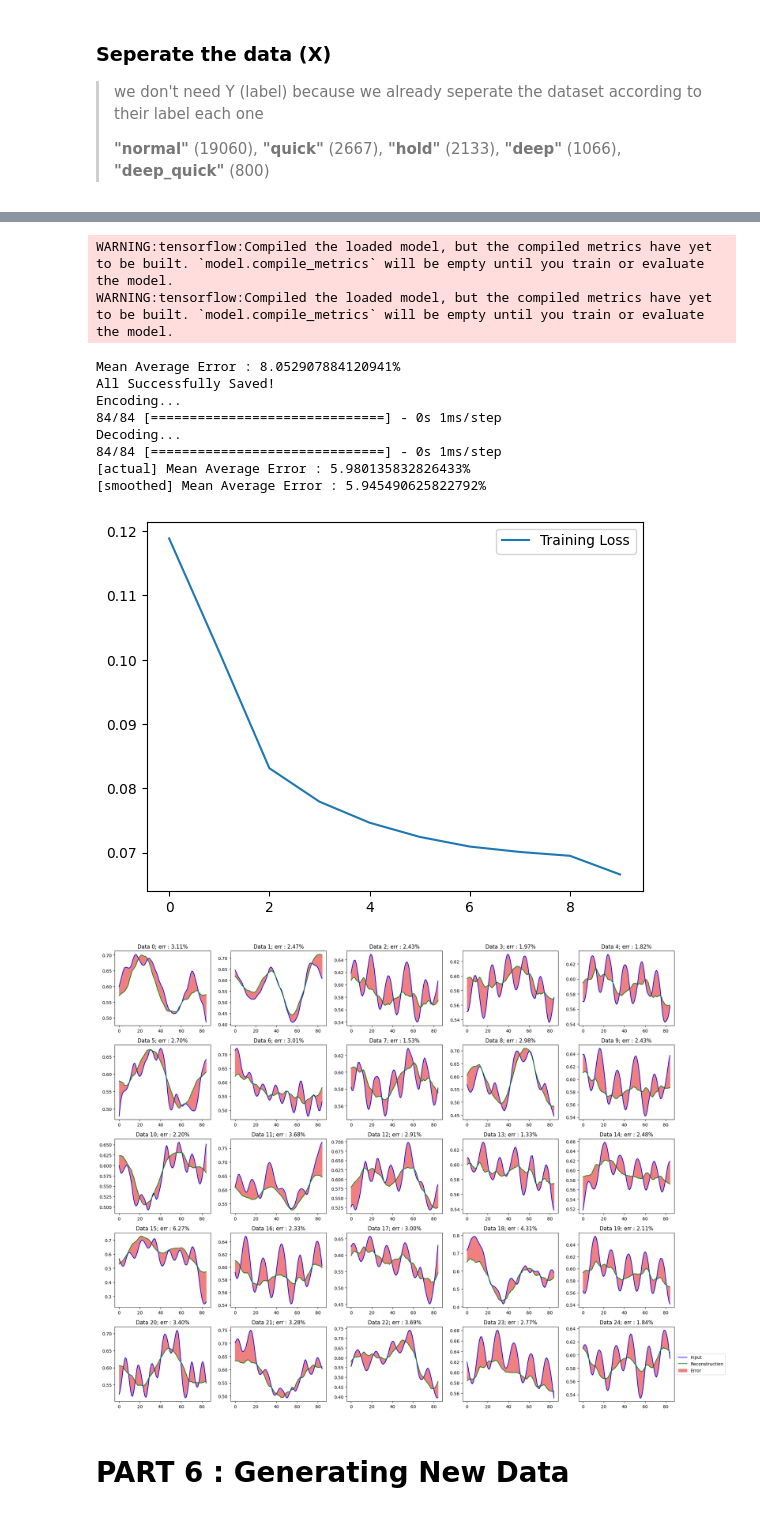
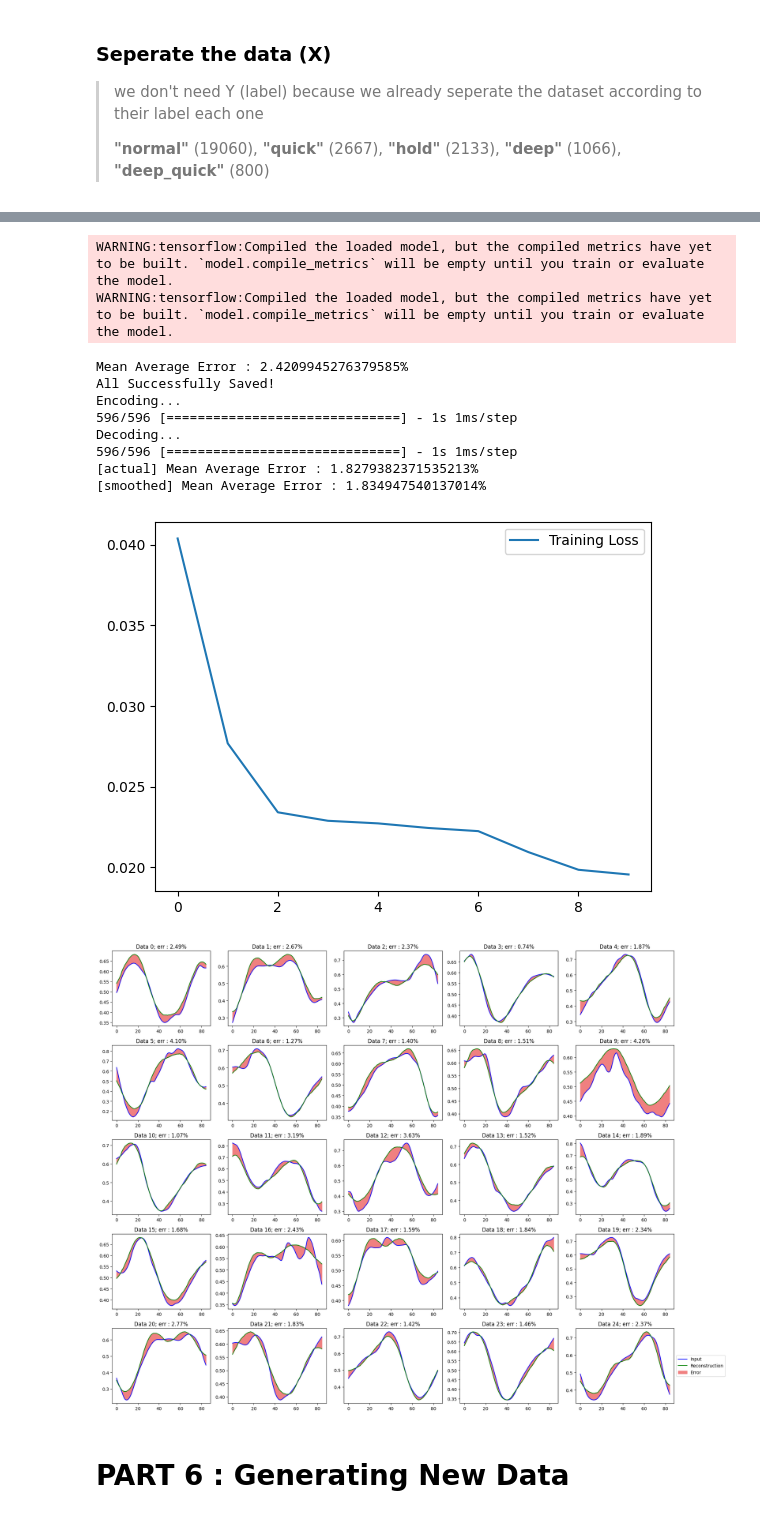
Before and after one commit to yokahealthcare/Anasa-GAN, a Jupyter notebook: [Main v2] [AE] [ANN] Breathing_Wave.ipynb, the cells around one changed output, grey strips where cells are left out. Cells and saved outputs as stored; diff of their text form; code cells hidden in the pictures.

```diff
--- a/[Main v2] [AE] [ANN] Breathing_Wave.ipynb
+++ b/[Main v2] [AE] [ANN] Breathing_Wave.ipynb
@@ -151,14 +151,14 @@ print(f"Number of CPU cores: {cpu_count}")
 # %% [output]
 Number of CPU cores: 2
 # %%
-def fit_and_print(X, params, cv=2, n_jobs=cpu_count-2):
+def fit_and_print(tran_X, params, cv=2, n_jobs=cpu_count-2):
   model_kr = KerasRegressor(model=AE)
 
   # Create the grid search object
   grid_search = GridSearchCV(estimator=model_kr, param_grid=params, cv=2, verbose=1, refit=True, n_jobs=n_jobs)
 
   # Fit the grid search object to your data
-  grid_search.fit(X, X)  # Assuming X_train is your training data
+  grid_search.fit(tran_X, tran_X)  # Assuming X_train is your training data
 
   # Print the best hyperparameters and the corresponding mean squared error
   print("Best Hyperparameters:", grid_search.best_params_)
@@ -295,7 +296,7 @@ def run_all(X):
 >
 > **"normal"** (19060), **"quick"** (2667), **"hold"** (2133), **"deep"** (1066), **"deep_quick"** (800)
 # %%
-X = quick_df.iloc[:, :-1]
+X = normal_df.iloc[:, :-1]
 gs_csv, main_model, encoder_model, decoder_model = run_all(X)
 # %% [output]
 Fitting 2 folds for each of 1 candidates, totalling 2 fits
@@ -318,15 +319,15 @@ Best MSE: -0.6269352507366179
 WARNING:tensorflow:Compiled the loaded model, but the compiled metrics have yet to be built. `model.compile_metrics` will be empty until you train or evaluate the model.
 WARNING:tensorflow:Compiled the loaded model, but the compiled metrics have yet to be built. `model.compile_metrics` will be empty until you train or evaluate the model.
-Mean Average Error : 8.052907884120941%
+Mean Average Error : 2.4209945276379585%
 All Successfully Saved!
 Encoding...
-84/84 [==============================] - 0s 1ms/step
+596/596 [==============================] - 1s 1ms/step
 Decoding...
-84/84 [==============================] - 0s 1ms/step
-[actual] Mean Average Error : 5.980135832826433%
-[smoothed] Mean Average Error : 5.945490625822792%
+596/596 [==============================] - 1s 1ms/step
+[actual] Mean Average Error : 1.8279382371535213%
+[smoothed] Mean Average Error : 1.834947540137014%
-[figure, old version]
+[figure, new version]
-[figure, old version]
+[figure, new version]
 # %% [markdown]
 # PART 6 : Generating New Data
 # %% [markdown]
```
Also changed, not shown: parts of 4 cells of this notebook.
